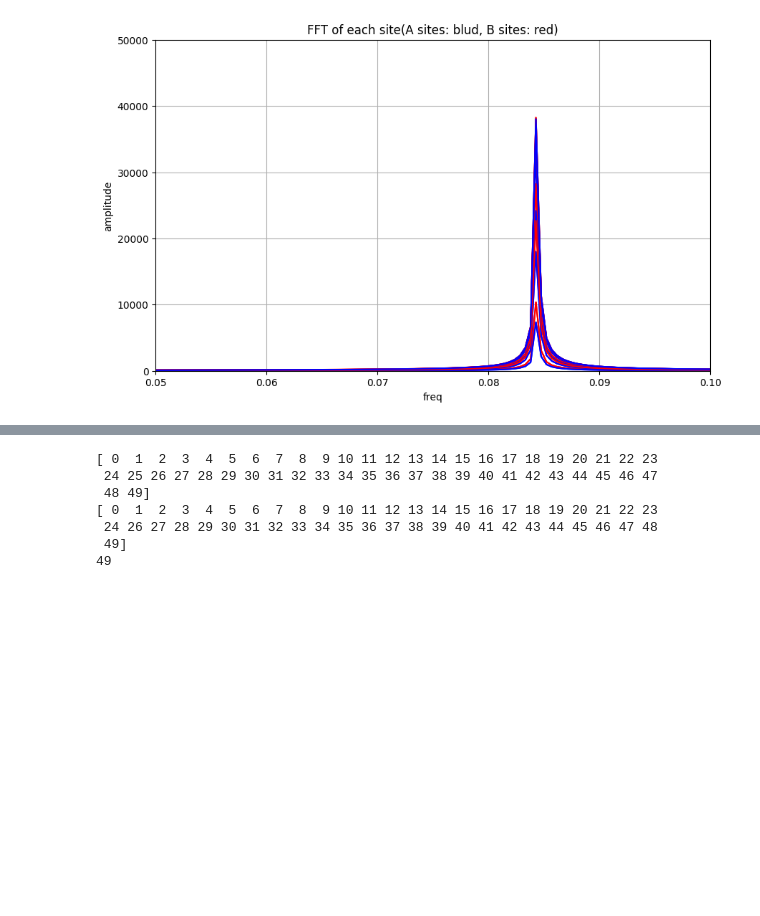
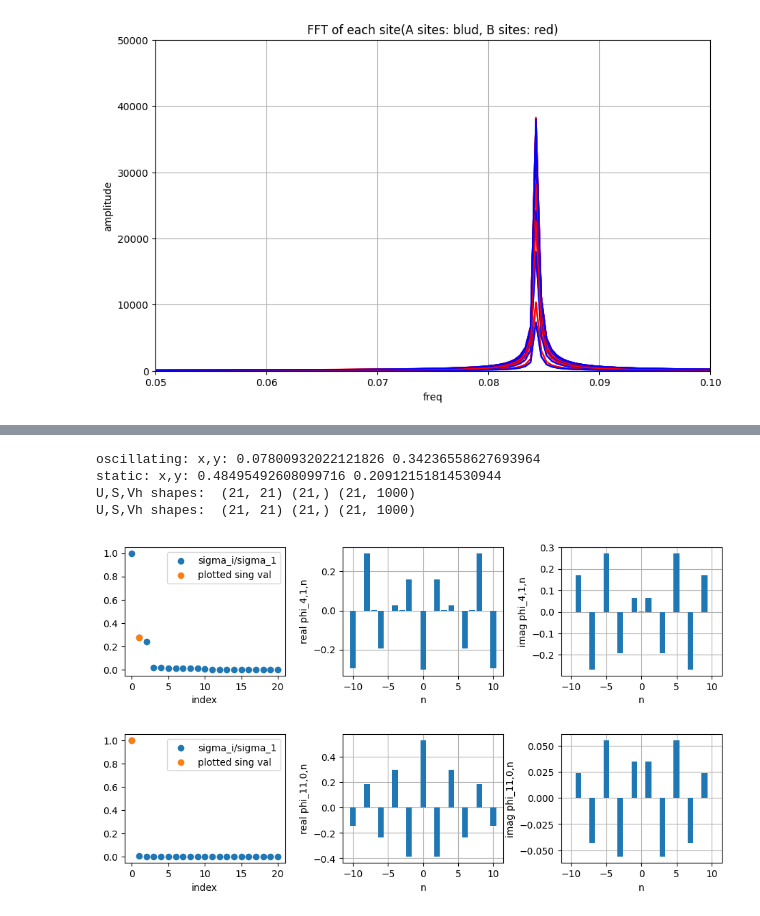
Before and after one commit to sangsoonoh/ML_phase_diagram, a Jupyter notebook: ssh_1d_sat_gain/ssh_1d_cpp.ipynb, the cells around one changed output, grey strips where cells are left out. Saved outputs shown, nothing was run; the diff lists cells and outputs as text; code cells hidden in the pictures; blank space fills up the shorter version.

```diff
--- a/ssh_1d_sat_gain/ssh_1d_cpp.ipynb
+++ b/ssh_1d_sat_gain/ssh_1d_cpp.ipynb
@@ -254,18 +199,57 @@ print(U.shape, S.shape, Vh.shape)
-# %%
-x = np.arange(50)
-N = len(x)
-P= 49
-inds = np.unique(np.round(np.linspace(0,N-1,P))).astype(int)
-print(x)
-print(inds)
-print(len(x[inds]))
-# %% [output]
-[ 0  1  2  3  4  5  6  7  8  9 10 11 12 13 14 15 16 17 18 19 20 21 22 23
- 24 25 26 27 28 29 30 31 32 33 34 35 36 37 38 39 40 41 42 43 44 45 46 47
- 48 49]
-[ 0  1  2  3  4  5  6  7  8  9 10 11 12 13 14 15 16 17 18 19 20 21 22 23
- 24 26 27 28 29 30 31 32 33 34 35 36 37 38 39 40 41 42 43 44 45 46 47 48
- 49]
-49
+# %%
+# svd: POD (supp. mat. sec A)
+# https://static-content.springer.com/esm/art%3A10.1038%2Fs42005-023-01230-z/MediaObjects/42005_2023_1230_MOESM2_ESM.pdf
+import h5py
+from numpy import linalg
+import matplotlib.pyplot as plt
+tsfilename = 'time_series.hdf5'
+
+
+def plot_pod(time_series, data_index, singval_index):
+    t_values = time_series[:,0].real.T
+    psi_values = time_series[:,1:].T
+
+    Ns,Nt = psi_values.shape
+    N0 = np.min([Nt,Ns])
+    N = int((Ns-1)/2)
+
+    U, S, Vh = linalg.svd(psi_values, full_matrices=False)
+    print("U,S,Vh shapes: ", U.shape, S.shape, Vh.shape)
+
+    fig, (ax1,ax2,ax3) = plt.subplots(1,3,figsize=(10, 3))
+    fig.tight_layout(pad=3)
+    ax1.scatter(range(len(S)),S/S[0], label='sigma_i/sigma_1')
+    ax1.scatter(singval_index,S[singval_index]/S[0], label='plotted sing val')
+    ax1.legend()
+    ax1.set_xlabel("index")
+
+    ax2.bar(np.arange(-N,N+1), U[:,singval_index].real)
+    ax2.grid()
+    ax2.set_axisbelow(True)
+    ax2.set_ylabel(f'real phi_{data_index},{singval_index},n')
+    ax2.set_xlabel('n')
+
+    ax3.bar(np.arange(-N,N+1), U[:,singval_index].imag)
+    ax3.grid()
+    ax3.set_axisbelow(True)
+    ax3.set_ylabel(f'imag phi_{data_index},{singval_index},n')
+    ax3.set_xlabel('n')
+
+file = h5py.File(tsfilename, 'r')
+data1 = file[f'series_{data1_index}']
+data2 = file[f'series_{data2_index}']
+print('oscillating: x,y:', data1.attrs['x'],data1.attrs['y'])
+print('static: x,y:', data2.attrs['x'],data2.attrs['y'])
+N = data1.attrs['N']
+plot_pod(time_series=data1[:], data_index=data1_index, singval_index=1)
+plot_pod(time_series=data2[:], data_index=data2_index, singval_index=0)
+file.close()
+# %% [output]
+oscillating: x,y: 0.07800932022121826 0.34236558627693964
+static: x,y: 0.48495492608099716 0.20912151814530944
+U,S,Vh shapes:  (21, 21) (21,) (21, 1000)
+U,S,Vh shapes:  (21, 21) (21,) (21, 1000)
+[figure, added]
+[figure, added]
 # %%
 # https://bitbucket.org/topologicalphotonics/pti_dynamic_model/src/master/src/run_ssh_sat_gain.cpp
```
Also changed, not shown: parts of 4 cells of this notebook.
